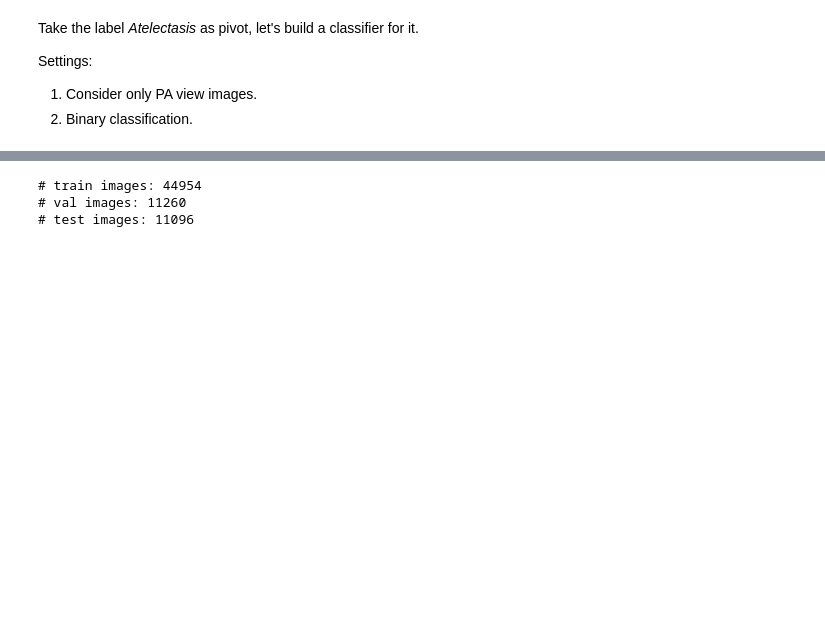
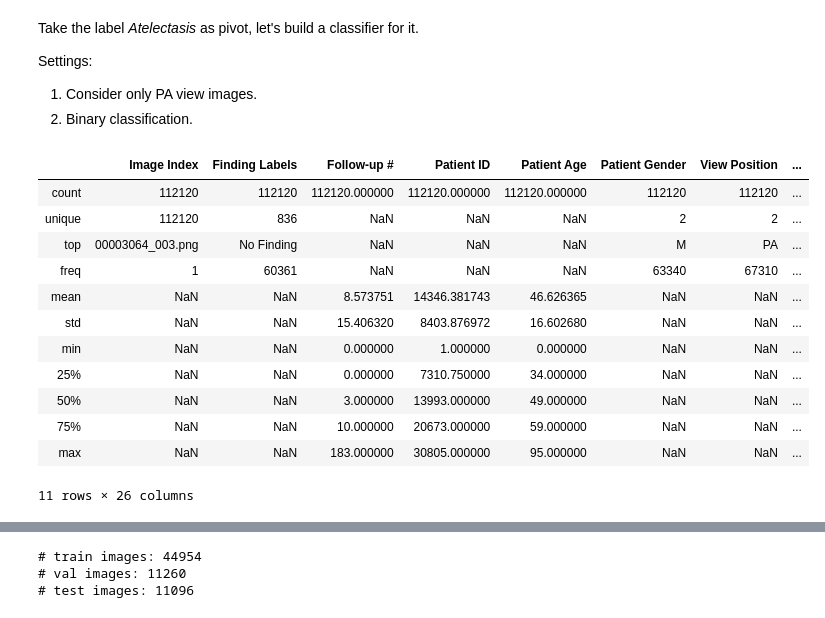
Before and after one commit to comsaint/dlh_project, a Jupyter notebook: notebooks/starter_nih.ipynb, the cells around one changed output, grey strips where cells are left out. Cells and saved outputs as stored; diff of their text form; code cells hidden in the pictures; blank space fills up the shorter version.

```diff
--- a/notebooks/starter_nih.ipynb
+++ b/notebooks/starter_nih.ipynb
@@ -152,6 +168,22 @@ Settings:
 2. Binary classification.
 # %%
 disease = 'Atelectasis'
+# %%
+df_labels.describe(include='all')
+# %% [output]
+|  | Image Index | Finding Labels | Follow-up # | Patient ID | Patient Age | Patient Gender | View Position | ... |
+| count | 112120 | 112120 | 112120.000000 | 112120.000000 | 112120.000000 | 112120 | 112120 | ... |
+| unique | 112120 | 836 | NaN | NaN | NaN | 2 | 2 | ... |
+| top | 00003064_003.png | No Finding | NaN | NaN | NaN | M | PA | ... |
+| freq | 1 | 60361 | NaN | NaN | NaN | 63340 | 67310 | ... |
+| mean | NaN | NaN | 8.573751 | 14346.381743 | 46.626365 | NaN | NaN | ... |
+| std | NaN | NaN | 15.406320 | 8403.876972 | 16.602680 | NaN | NaN | ... |
+| min | NaN | NaN | 0.000000 | 1.000000 | 0.000000 | NaN | NaN | ... |
+| 25% | NaN | NaN | 0.000000 | 7310.750000 | 34.000000 | NaN | NaN | ... |
+| 50% | NaN | NaN | 3.000000 | 13993.000000 | 49.000000 | NaN | NaN | ... |
+| 75% | NaN | NaN | 10.000000 | 20673.000000 | 59.000000 | NaN | NaN | ... |
+| max | NaN | NaN | 183.000000 | 30805.000000 | 95.000000 | NaN | NaN | ... |
+11 rows × 26 columns
 # %%
 # Label distribution
 df_labels.describe(include='all')
```
Also changed, not shown: parts of 6 cells of this notebook, 14 other files.
